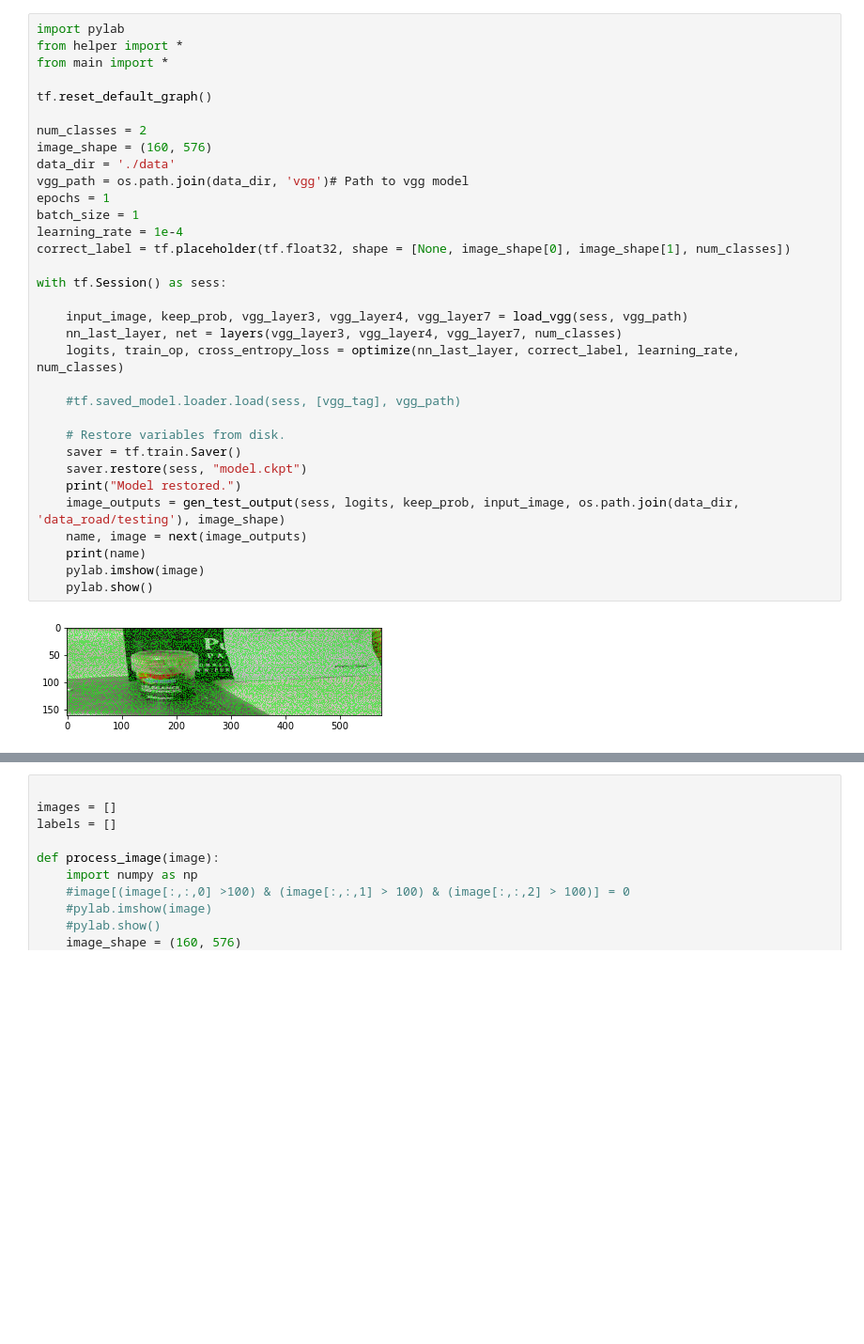
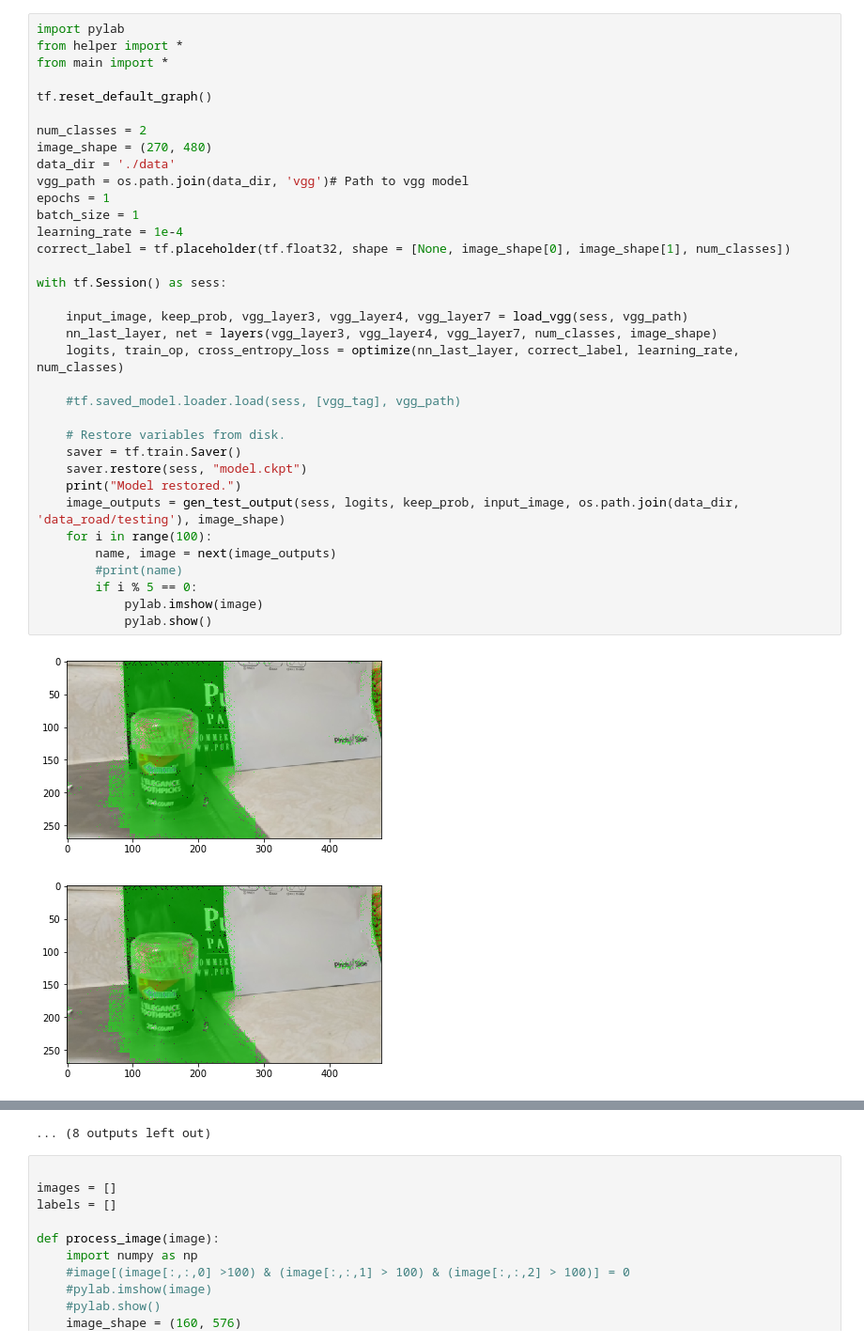
Before and after one commit to gpavlov2016/CarND-Semantic-Segmentation, a Jupyter notebook: Untitled.ipynb, the cells around one changed output, grey strips where cells are left out. Shown at 94% size. Saved outputs shown, nothing was run; the diff lists cells and outputs as text; blank space fills up the shorter version.

Commit message:
modified input shape size

```diff
--- a/Untitled.ipynb
+++ b/Untitled.ipynb
@@ -1,35 +1,38 @@
 # %%
 import pylab
 from helper import *
 from main import *
 
 tf.reset_default_graph()
 
 num_classes = 2
-image_shape = (160, 576)
+image_shape = (270, 480)
 data_dir = './data'
 vgg_path = os.path.join(data_dir, 'vgg')# Path to vgg model
 epochs = 1
 batch_size = 1
 learning_rate = 1e-4
 correct_label = tf.placeholder(tf.float32, shape = [None, image_shape[0], image_shape[1], num_classes])
 
 with tf.Session() as sess:
 
     input_image, keep_prob, vgg_layer3, vgg_layer4, vgg_layer7 = load_vgg(sess, vgg_path)
-    nn_last_layer, net = layers(vgg_layer3, vgg_layer4, vgg_layer7, num_classes)
+    nn_last_layer, net = layers(vgg_layer3, vgg_layer4, vgg_layer7, num_classes, image_shape)
     logits, train_op, cross_entropy_loss = optimize(nn_last_layer, correct_label, learning_rate, num_classes)
 
     #tf.saved_model.loader.load(sess, [vgg_tag], vgg_path)
 
     # Restore variables from disk.
     saver = tf.train.Saver()
     saver.restore(sess, "model.ckpt")
     print("Model restored.")
     image_outputs = gen_test_output(sess, logits, keep_prob, input_image, os.path.join(data_dir, 'data_road/testing'), image_shape)
-    name, image = next(image_outputs)
-    print(name)
-    pylab.imshow(image)
-    pylab.show()
+    for i in range(100):
+        name, image = next(image_outputs)
+        #print(name)
+        if i % 5 == 0:
+            pylab.imshow(image)
+            pylab.show()
 # %% [output]
-[figure, old version]
+[figure, new version]
+[figure, added]
@@ -36,3 +49,4 @@ with tf.Session() as sess:
+... (8 outputs left out)
 # %%
 
 images = []
```
Also changed, not shown: parts of 1 cell of this notebook, 2 other files.
